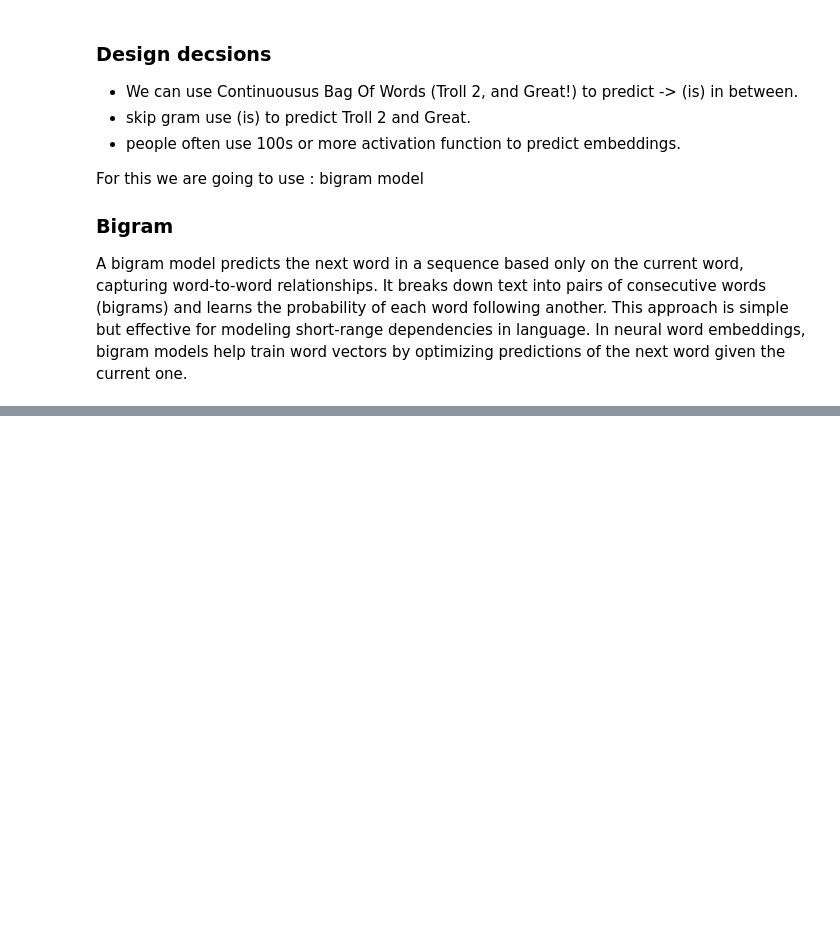
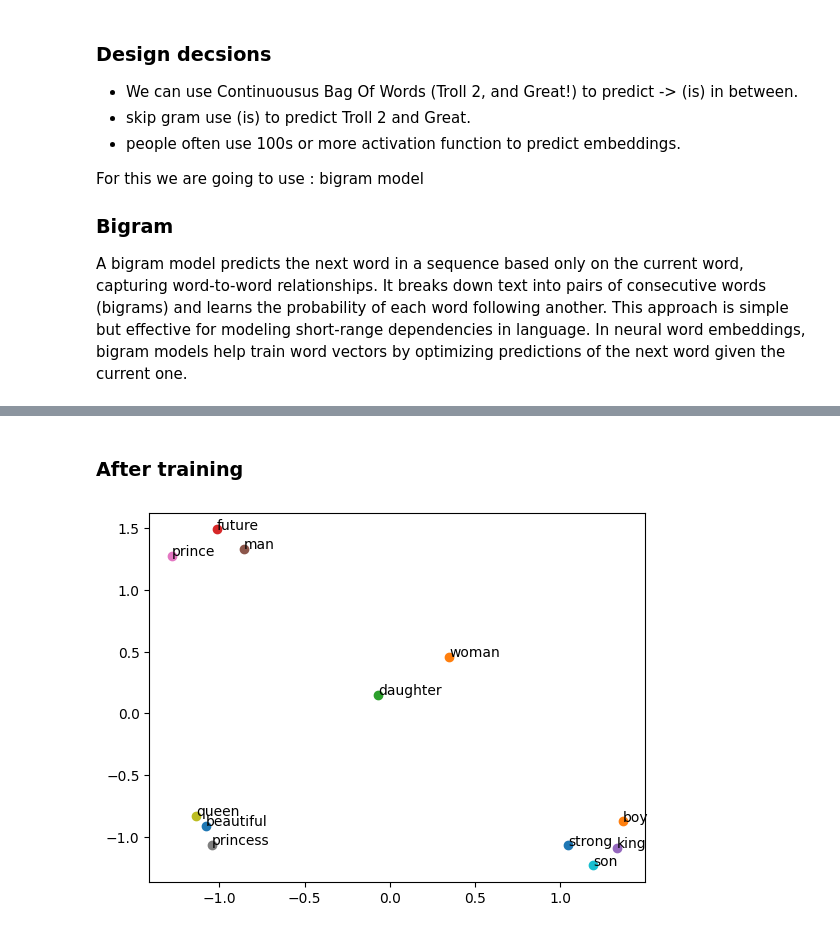
Before and after one commit to MorrisSimons/building_vectorstore_from_scratch, a Jupyter notebook: main.ipynb, the cells around one changed output, grey strips where cells are left out. Saved outputs shown, nothing was run; the diff lists cells and outputs as text; code cells hidden in the pictures; blank space fills up the shorter version.

```diff
--- a/main.ipynb
+++ b/main.ipynb
@@ -104,0 +327,12 @@ Similar to 'great': [('amazing', -0.04848429768938262), ('gymkarta', -0.19354493
+# %% [markdown]
+### After training
+# %%
+# plt.figure(figsize = (10, 10))
+for word in list(words_dict.keys()):
+    coord = word_embeddings.get(word)
+    plt.scatter(coord[0], coord[1])
+    plt.annotate(word, (coord[0], coord[1]))
+
+plt.savefig('after_training.jpg')
+# %% [output]
+[figure, added]
```
Also changed, not shown: parts of 24 cells of this notebook, 4 other files.
